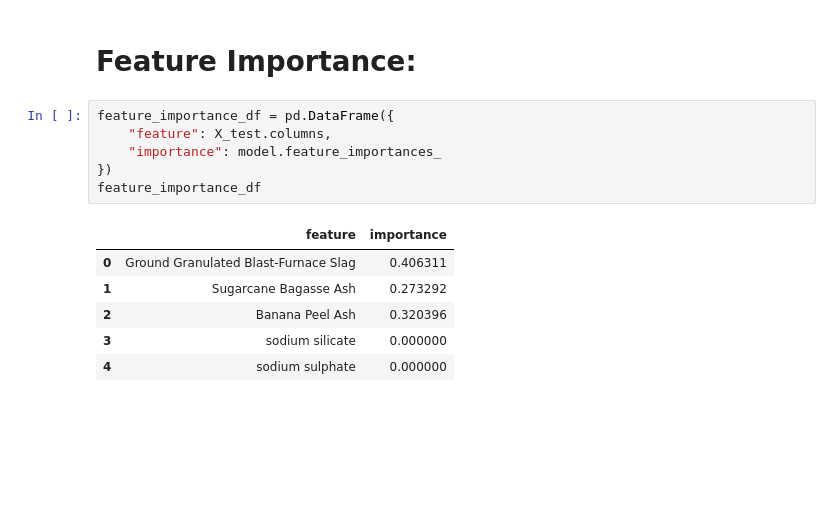
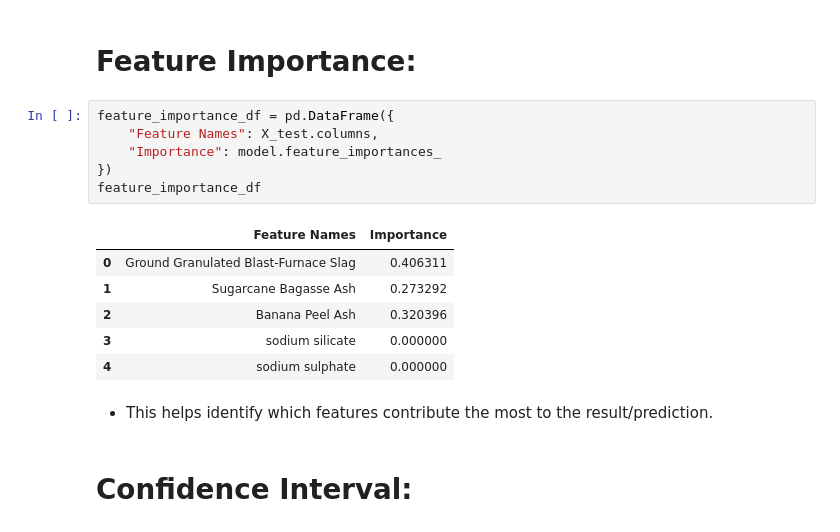
Before and after one commit to uofl-sbabb/DecisionTree, a Jupyter notebook: RandomForestTree/RandomForest.ipynb, the cells around one changed output. Cells and saved outputs as stored; diff of their text form; blank space fills up the shorter version.

```diff
--- a/RandomForestTree/RandomForest.ipynb
+++ b/RandomForestTree/RandomForest.ipynb
@@ -201,14 +201,18 @@ df_pred
 # Feature Importance:
 # %%
 feature_importance_df = pd.DataFrame({
-    "feature": X_test.columns,
-    "importance": model.feature_importances_
+    "Feature Names": X_test.columns,
+    "Importance": model.feature_importances_
 })
 feature_importance_df
 # %% [output]
-|  | feature | importance |
+|  | Feature Names | Importance |
 | 0 | Ground Granulated Blast-Furnace Slag | 0.406311 |
 | 1 | Sugarcane Bagasse Ash | 0.273292 |
 | 2 | Banana Peel Ash | 0.320396 |
 | 3 | sodium silicate | 0.000000 |
 | 4 | sodium sulphate | 0.000000 |
+# %% [markdown]
+- This helps identify which features contribute the most to the result/prediction.
+# %% [markdown]
+# Confidence Interval:
```
Also changed, not shown: parts of 2 cells of this notebook.
